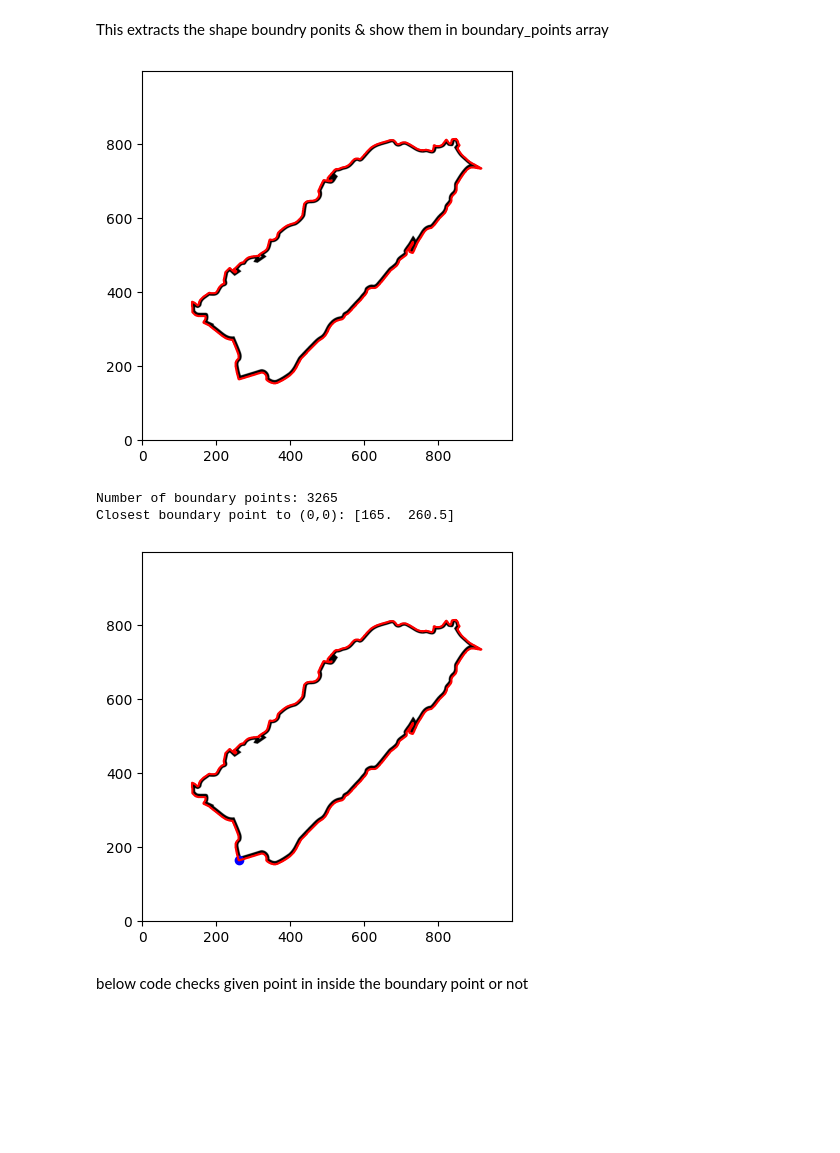
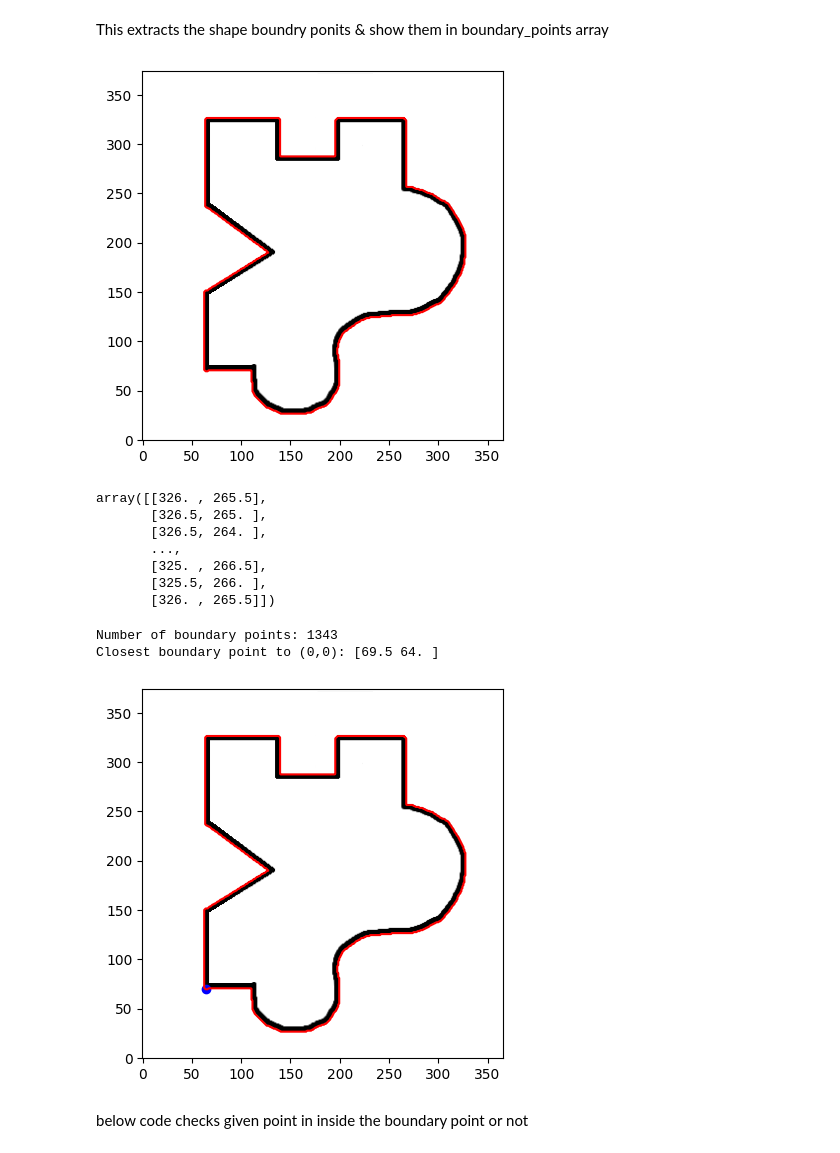
Before and after one commit to Rakibul73/Simulation_Modeling_Code, a Jupyter notebook: area_of_irreglar_figure_using_monte.ipynb, the cells around one changed output. Saved outputs shown, nothing was run; the diff lists cells and outputs as text; code cells hidden in the pictures; blank space fills up the shorter version.

```diff
--- a/area_of_irreglar_figure_using_monte.ipynb
+++ b/area_of_irreglar_figure_using_monte.ipynb
@@ -3,33 +3,41 @@ This extracts the shape boundry ponits & show them in boundary_points array
 # %%
 from skimage import io, measure
 import numpy as np
 import matplotlib.pyplot as plt
 
 # Load the image
-image = io.imread('zz.png', as_gray=True)
+image = io.imread('Capture.png', as_gray=True)
 
 # Convert the image to binary format
 binary = image > 0.5
 
 # Extract the contours of the figure
 contours = measure.find_contours(binary, 0.5)
 
 # Get the boundary points of the largest contour
 largest_contour = max(contours, key=len)
 boundary_points = np.flipud(largest_contour)
 
 # Plot the image and the boundary points
 fig, ax = plt.subplots()
 ax.imshow(image, cmap='gray')
 ax.plot(boundary_points[:, 1], boundary_points[:, 0], color='red')
 
 # Invert the y-axis
 ax.invert_yaxis()
 
 # Show the plot
 plt.show()
+boundary_points
 # %% [output]
-[figure, old version]
+[figure, new version]
+array([[326. , 265.5],
+       [326.5, 265. ],
+       [326.5, 264. ],
+       ...,
+       [325. , 266.5],
+       [325.5, 266. ],
+       [326. , 265.5]])
 # %%
 
 # Print the number of boundary points
@@ -59,9 +67,9 @@ ax.invert_yaxis()
 # Show the plot
 plt.show()
 # %% [output]
-Number of boundary points: 3265
-Closest boundary point to (0,0): [165.  260.5]
+Number of boundary points: 1343
+Closest boundary point to (0,0): [69.5 64. ]
-[figure, old version]
+[figure, new version]
 # %% [markdown]
 below code checks given point in inside the boundary point or not
 # %%
```
Also changed, not shown: parts of 3 cells of this notebook, 1 other file.
